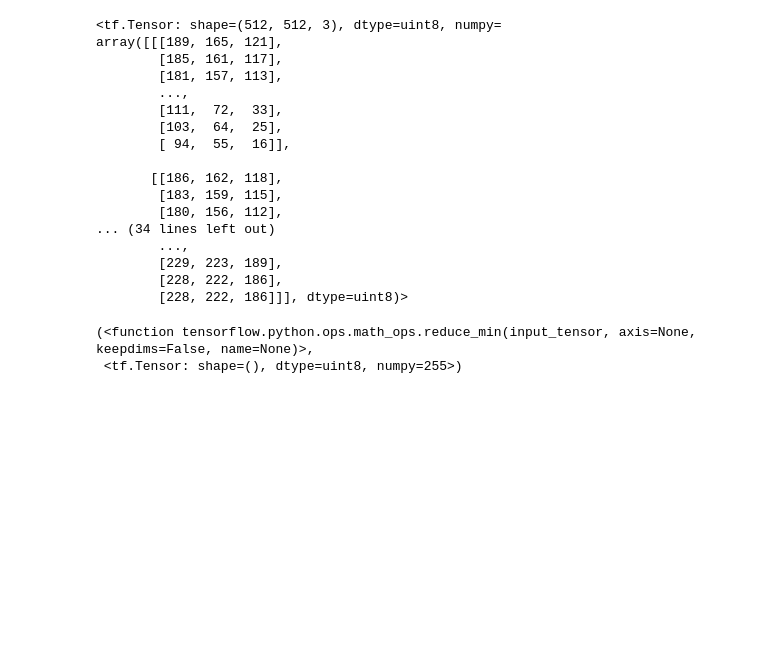
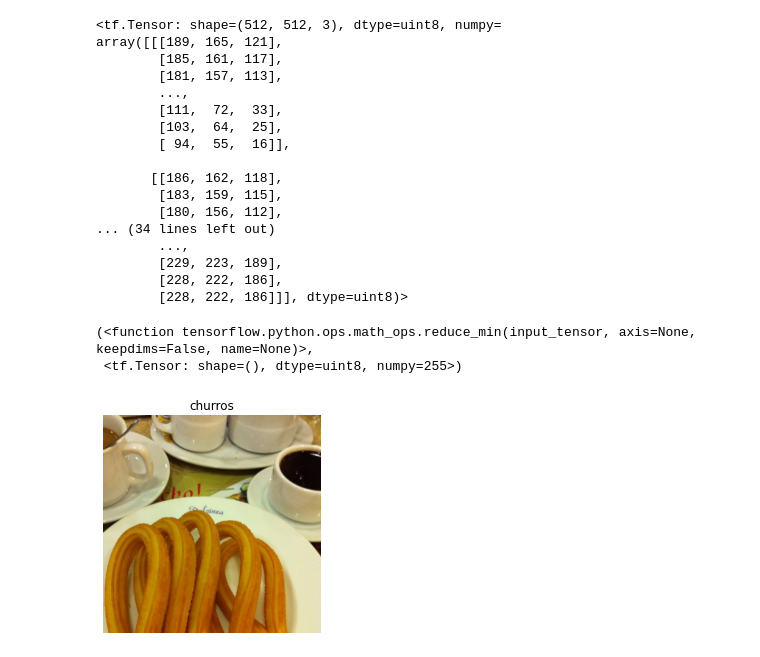
Before and after one commit to juanweber/food_vision, a Jupyter notebook: Food vision.ipynb, the cells around one changed output. Drawn from its saved outputs; the diff is of its cells as text; code cells hidden in the pictures; blank space fills up the shorter version.

```diff
--- a/Food vision.ipynb
+++ b/Food vision.ipynb
@@ -124,4 +124,9 @@ tf.reduce_min, tf.reduce_max(image)
 (<function tensorflow.python.ops.math_ops.reduce_min(input_tensor, axis=None, keepdims=False, name=None)>,
  <tf.Tensor: shape=(), dtype=uint8, numpy=255>)
 # %%
-import
+import matplotlib.pyplot as plt
+plt.imshow(image)
+plt.title(class_names[label.numpy()])
+plt.axis(False);
+# %% [output]
+[figure, added]
```
Also changed, not shown: parts of 8 cells of this notebook.
